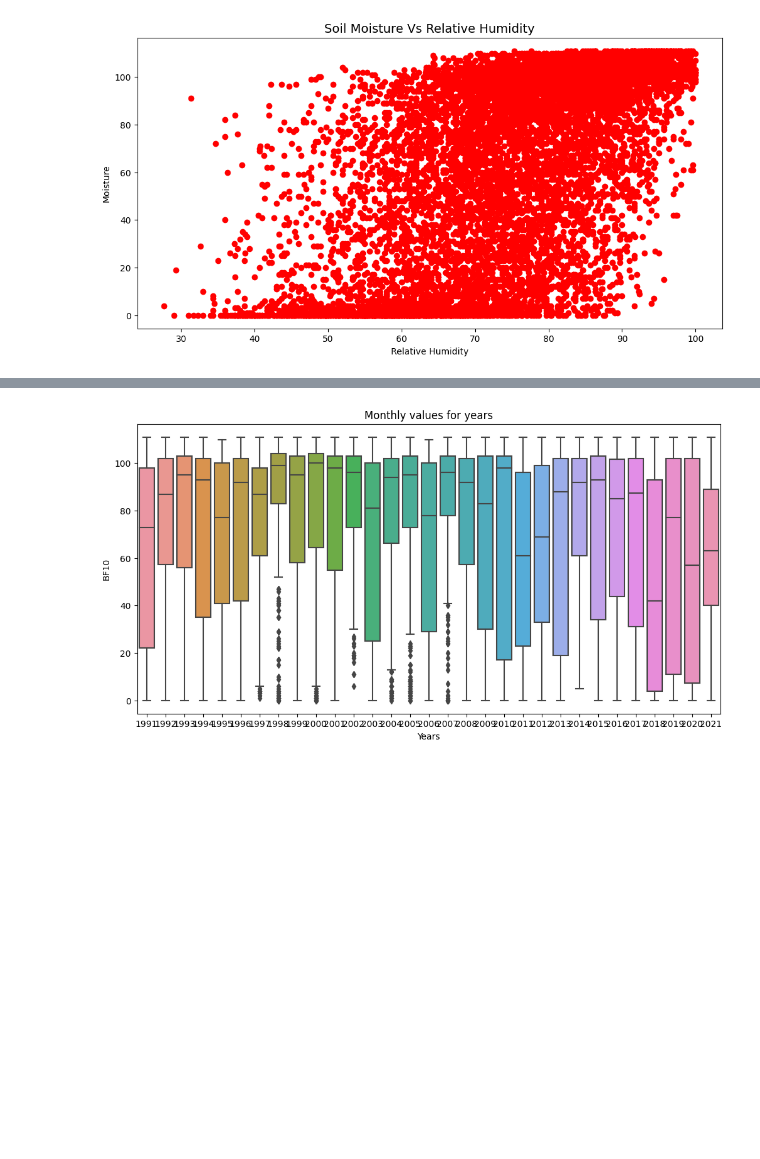
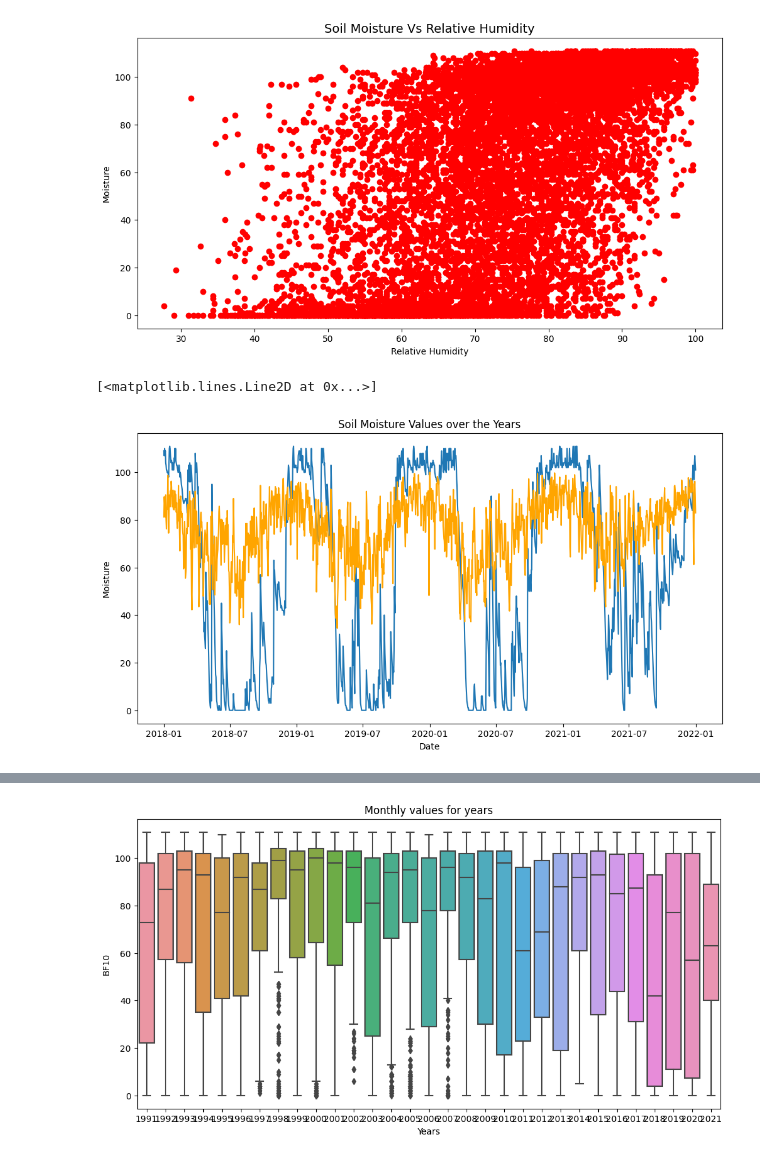
Before and after one commit to RompfRobert/Machine_Learning_and_Deep_Learning, a Jupyter notebook: Capstone-Project/rrompf_capstone.ipynb, the cells around one changed output, grey strips where cells are left out. Drawn from its saved outputs; the diff is of its cells as text; code cells hidden in the pictures; blank space fills up the shorter version.

```diff
--- a/Capstone-Project/rrompf_capstone.ipynb
+++ b/Capstone-Project/rrompf_capstone.ipynb
@@ -210,5 +209,15 @@ plt.ylabel('Moisture')
 plt.show()
 # %% [output]
 [figure]
+# %%
+plt.figure(figsize=(12,6))
+plt.title('Soil Moisture Values over the Years')
+plt.xlabel('Date')
+plt.ylabel('Moisture')
+plt.plot(reindexed_df['BF10']['2018':])
+plt.plot(reindexed_df['RF_TER']['2018':], c='orange')
+# %% [output]
+[<matplotlib.lines.Line2D at 0x...>]
+[figure, added]
 # %%
 fig, (ax1, ax2) = plt.subplots(1, 2, figsize=(16,8))
```
Also changed, not shown: parts of 23 cells of this notebook, 1 other file.
